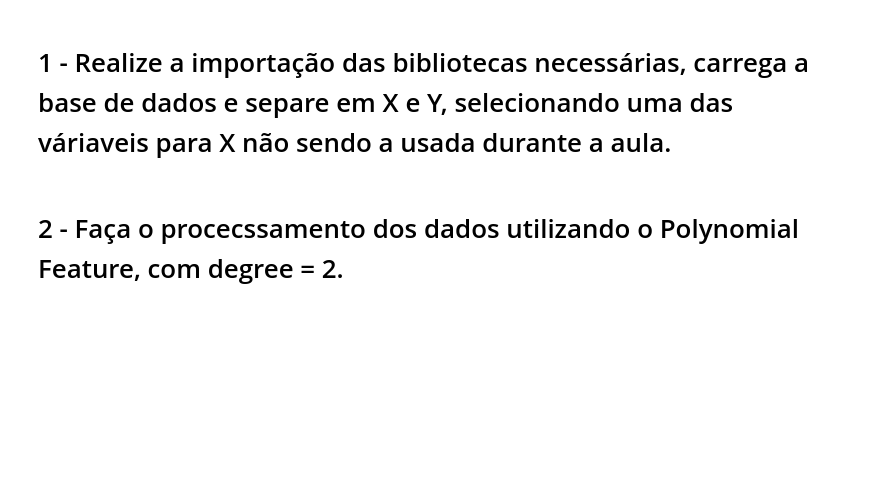
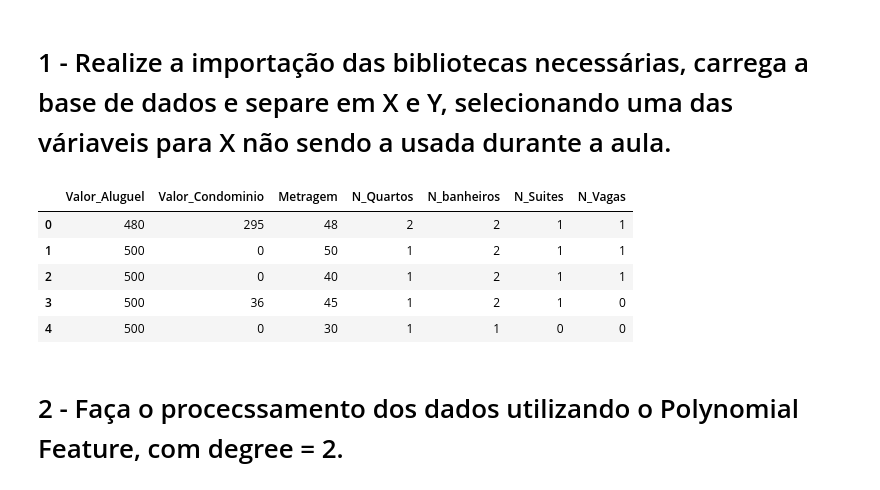
Before and after one commit to hGALANTp/Ebac_newb, a Jupyter notebook: Profissao Cientista de Dados M34 Pratique.ipynb, the cells around one changed output. Cells and saved outputs as stored; diff of their text form; code cells hidden in the pictures; blank space fills up the shorter version.

```diff
--- a/Profissao Cientista de Dados M34 Pratique.ipynb
+++ b/Profissao Cientista de Dados M34 Pratique.ipynb
@@ -10,0 +18,10 @@ Durante a aula montamos um modelo de regressão polinomial utilizando a variavel
+# %%
+df_base = pd.read_csv("ALUGUEL_MOD12.csv", delimiter=";")
+df_base.head(5)
+# %% [output]
+|  | Valor_Aluguel | Valor_Condominio | Metragem | N_Quartos | N_banheiros | N_Suites | N_Vagas |
+| 0 | 480 | 295 | 48 | 2 | 2 | 1 | 1 |
+| 1 | 500 | 0 | 50 | 1 | 2 | 1 | 1 |
+| 2 | 500 | 0 | 40 | 1 | 2 | 1 | 1 |
+| 3 | 500 | 36 | 45 | 1 | 2 | 1 | 0 |
+| 4 | 500 | 0 | 30 | 1 | 1 | 0 | 0 |
```
Also changed, not shown: parts of 17 cells of this notebook.
